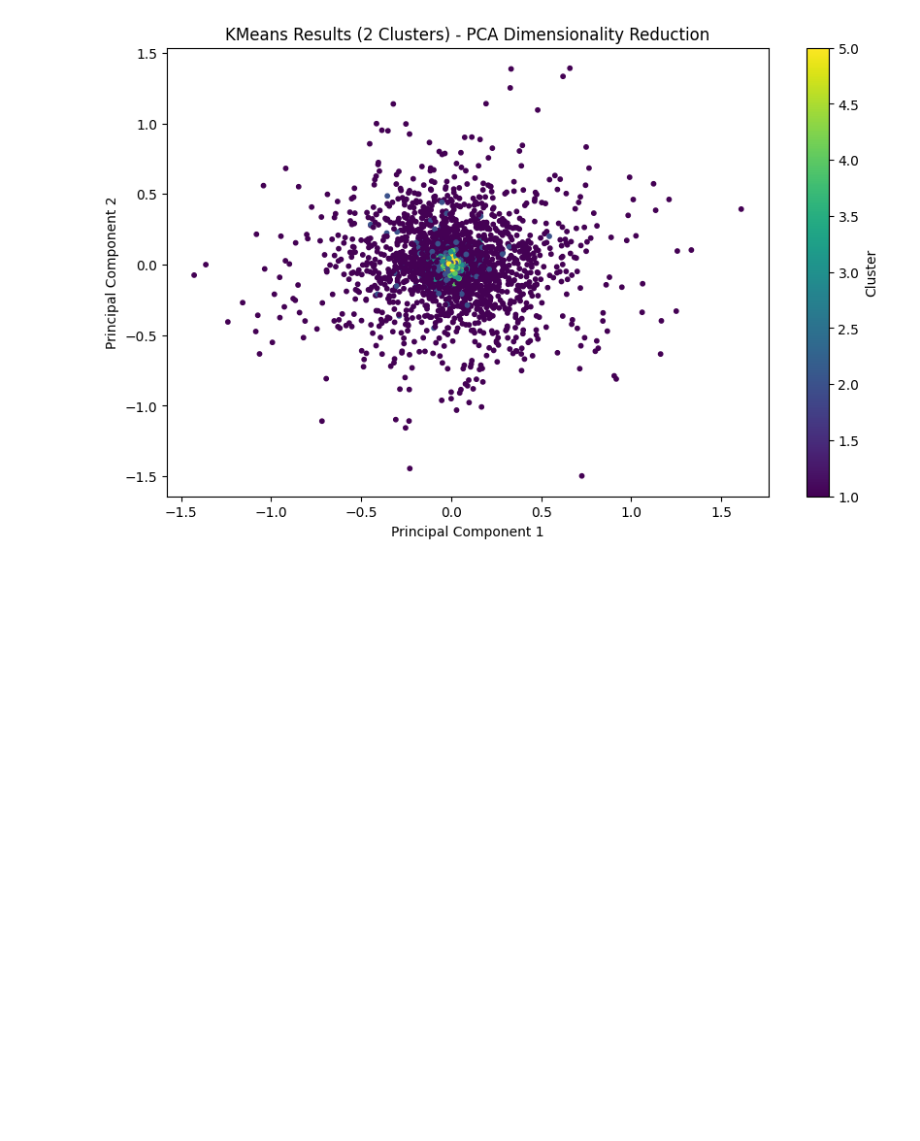
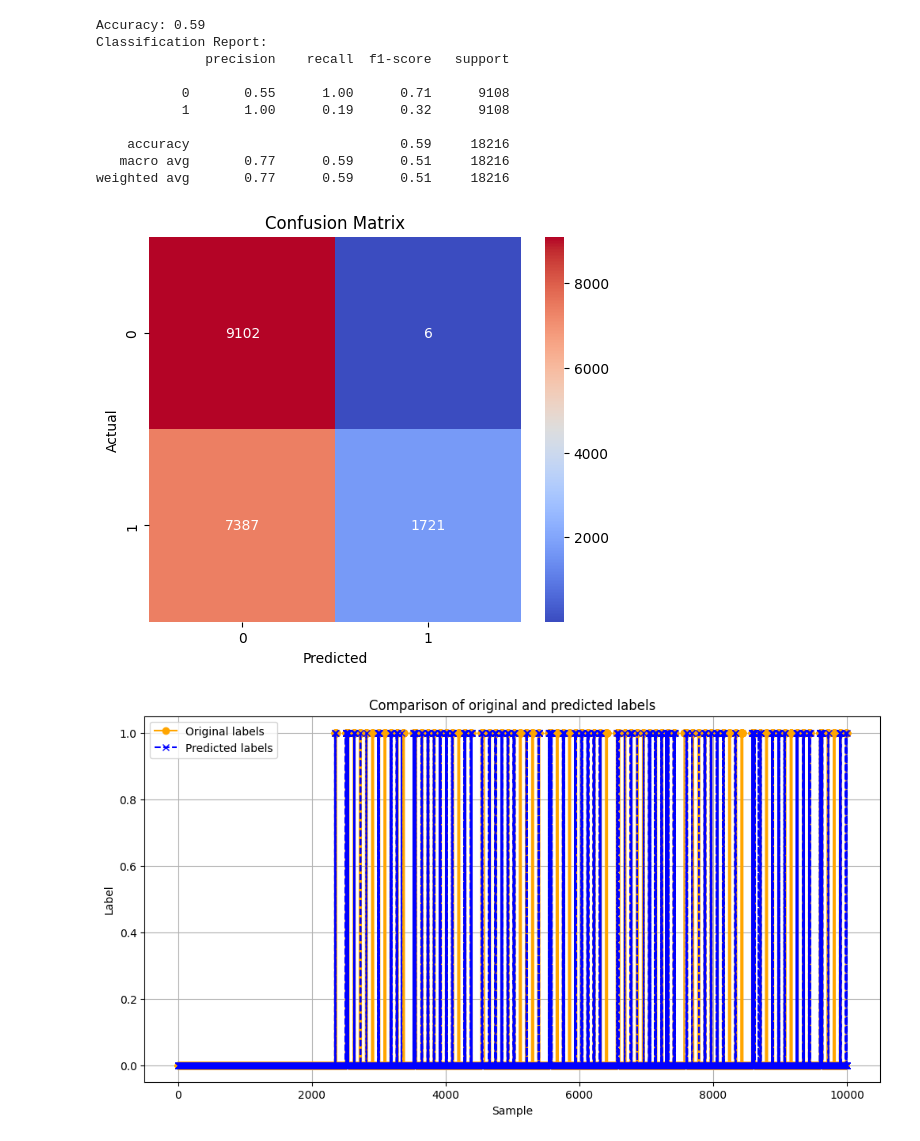
Before and after one commit to igorjakus/neurohackathon, a Jupyter notebook: src/kmeans.ipynb, the cells around one changed output. Drawn from its saved outputs; the diff is of its cells as text; code cells hidden in the pictures; blank space fills up the shorter version.

Commit message:
feat: Fix kmeans - works poorly (as expected)

```diff
--- a/src/kmeans.ipynb
+++ b/src/kmeans.ipynb
@@ -225,15 +18,79 @@ plt.show()
+# %%
+def find_best_mapping(original_labels, predicted_labels):
+    # For binary labels, there are only two possible mappings
+    mapping1 = np.array([0, 1])
+    mapping2 = np.array([1, 0])
+
+    remapped1 = mapping1[predicted_labels]
+    remapped2 = mapping2[predicted_labels]
+
+    loss1 = np.sum(np.abs(original_labels - remapped1))
+    loss2 = np.sum(np.abs(original_labels - remapped2))
+
+    return mapping1 if loss1 < loss2 else mapping2
+
+
+# Find the best mapping and apply it
+best_mapping = find_best_mapping(y, kmeans.labels_)
+y_pred = best_mapping[kmeans.labels_]
 # %%
+# Calculate and print metrics
+accuracy = accuracy_score(y, y_pred)
+print(f"Accuracy: {accuracy:.2f}")
+print("Classification Report:")
+print(classification_report(y, y_pred))
+
+
+def plot_confusion_matrix(y_true, y_pred):
+    cm = confusion_matrix(y_true, y_pred)
+    plt.figure(figsize=(6, 5))
+    sns.heatmap(cm, annot=True, cmap="coolwarm", fmt='d')
+    plt.title("Confusion Matrix")
+    plt.xlabel("Predicted")
+    plt.ylabel("Actual")
+    plt.show()
+
+
+plot_confusion_matrix(y, y_pred)
+
+# Plot comparison of original and predicted labels
+num_samples_to_plot = 10000
+indices = np.arange(num_samples_to_plot)
+original_labels = y[:num_samples_to_plot]
+predicted_labels = y_pred[:num_samples_to_plot]
+
+plt.figure(figsize=(12, 6))
+plt.plot(indices, original_labels, marker='o', linestyle='-', color='orange', label='Original labels')
+plt.plot(indices, predicted_labels, marker='x', linestyle='--', color='blue', label='Predicted labels')
+plt.xlabel("Sample")
+plt.ylabel("Label")
+plt.title("Comparison of original and predicted labels")
+plt.legend()
+plt.grid(True)
+plt.show()
+
 # Dimensionality reduction to 2D using PCA
 pca = PCA(n_components=2)
-X_pca = pca.fit_transform(array)
+X_pca = pca.fit_transform(X)
 
 # Create the plot
 plt.figure(figsize=(10, 6))
-scatter = plt.scatter(X_pca[:, 0], X_pca[:, 1], c=og_labels, cmap='viridis', s=10)  # 'c' is for cluster labels, 'cmap' sets the colors
+scatter = plt.scatter(X_pca[:, 0], X_pca[:, 1], c=y, cmap='viridis', s=10)
 plt.title('KMeans Results (2 Clusters) - PCA Dimensionality Reduction')
 plt.xlabel('Principal Component 1')
 plt.ylabel('Principal Component 2')
 plt.colorbar(scatter, label='Cluster')
 plt.show()
 # %% [output]
+Accuracy: 0.59
+Classification Report:
+              precision    recall  f1-score   support
+
+           0       0.55      1.00      0.71      9108
+           1       1.00      0.19      0.32      9108
+
+    accuracy                           0.59     18216
+   macro avg       0.77      0.59      0.51     18216
+weighted avg       0.77      0.59      0.51     18216
-[figure, old version]
+[figure, new version]
+[figure, added]
```
Also changed, not shown: parts of 12 cells of this notebook, 1 other file.
